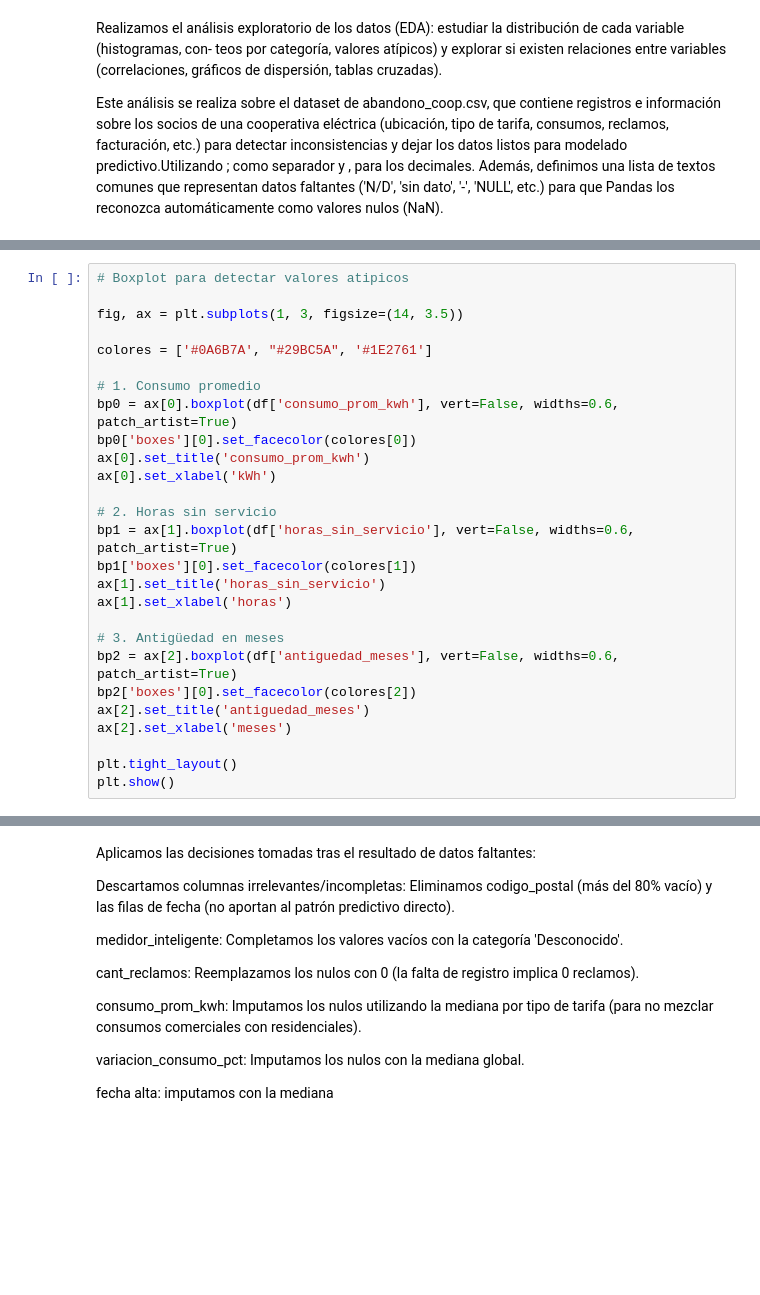
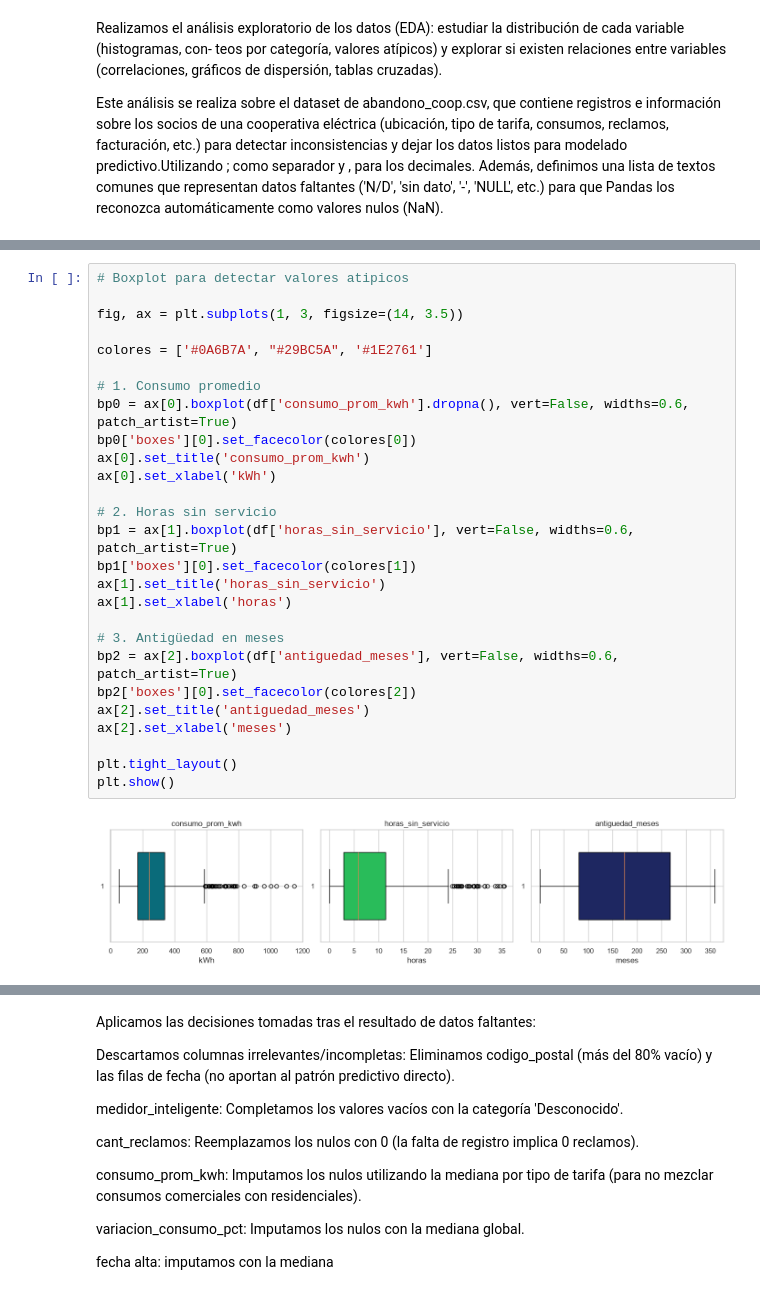
Before and after one commit to HeroedelGin/LabAI, a Jupyter notebook: Proyecto_integrador_G7.ipynb, the cells around one changed output, grey strips where cells are left out. Saved outputs shown, nothing was run; the diff lists cells and outputs as text; blank space fills up the shorter version.

```diff
--- a/Proyecto_integrador_G7.ipynb
+++ b/Proyecto_integrador_G7.ipynb
@@ -206,30 +397,32 @@ plt.show()
 # %%
 # Boxplot para detectar valores atipicos
 
 fig, ax = plt.subplots(1, 3, figsize=(14, 3.5))
 
 colores = ['#0A6B7A', "#29BC5A", '#1E2761']
 
 # 1. Consumo promedio
-bp0 = ax[0].boxplot(df['consumo_prom_kwh'], vert=False, widths=0.6, patch_artist=True)
+bp0 = ax[0].boxplot(df['consumo_prom_kwh'].dropna(), vert=False, widths=0.6, patch_artist=True)
 bp0['boxes'][0].set_facecolor(colores[0])
 ax[0].set_title('consumo_prom_kwh')
 ax[0].set_xlabel('kWh')
 
 # 2. Horas sin servicio
 bp1 = ax[1].boxplot(df['horas_sin_servicio'], vert=False, widths=0.6, patch_artist=True)
 bp1['boxes'][0].set_facecolor(colores[1])
 ax[1].set_title('horas_sin_servicio')
 ax[1].set_xlabel('horas')
 
 # 3. Antigüedad en meses
 bp2 = ax[2].boxplot(df['antiguedad_meses'], vert=False, widths=0.6, patch_artist=True)
 bp2['boxes'][0].set_facecolor(colores[2])
 ax[2].set_title('antiguedad_meses')
 ax[2].set_xlabel('meses')
 
 plt.tight_layout()
 plt.show()
+# %% [output]
+[figure, added]
 # %%
 fig, ax = plt.subplots(1, 2, figsize=(11, 3.8))
 
```
Also changed, not shown: parts of 31 cells of this notebook.
